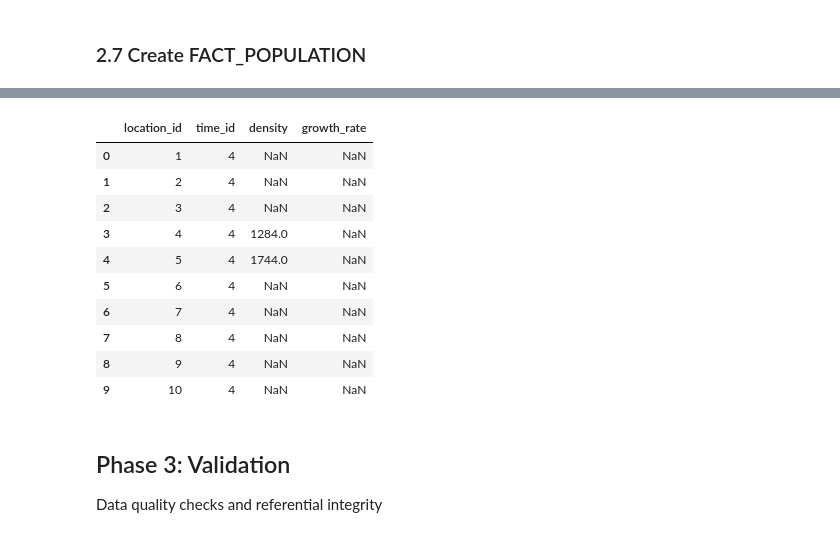
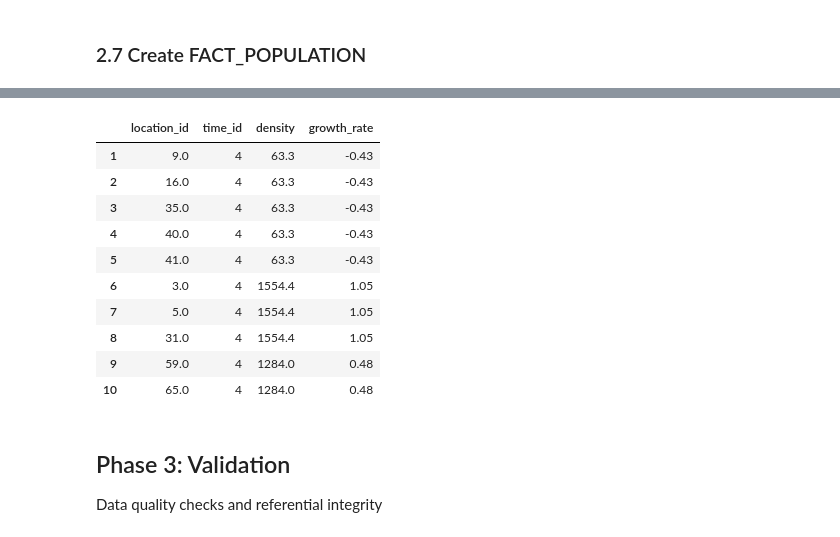
Before and after one commit to nnovajulian08/DataScienceLab, a Jupyter notebook: DW_Complete/ETL_Workflow.ipynb, the cells around one changed output, grey strips where cells are left out. Cells and saved outputs as stored; diff of their text form; code cells hidden in the pictures.

```diff
--- a/DW_Complete/ETL_Workflow.ipynb
+++ b/DW_Complete/ETL_Workflow.ipynb
@@ -316,22 +457,15 @@ logger.info("=" * 60)
 logger.info("PHASE 2: TRANSFORMATION")
 logger.info("=" * 60)
 
-# Extract unique municipalities from population data
-dim_location = df_pop[['region_code', 'region_name']].drop_duplicates().reset_index(drop=True)
+# **IMPORTANT**: Extract unique locations from CONSUMPTION data which has parish information
+# This ensures DIM_LOCATION has complete geographic hierarchy
+location_cols = ['municipality_code', 'municipality_name', 'parish_code', 'parish_name', 'district_code', 'district_name']
+available_location_cols = [col for col in location_cols if col in df_consumption.columns]
 
-# Rename columns to match dimension schema
-dim_location.columns = ['municipality_code', 'municipality_name']
+dim_location = df_consumption[available_location_cols].drop_duplicates().reset_index(drop=True)
 
 # Assign location_id (surrogate key)
 dim_location['location_id'] = range(1, len(dim_location) + 1)
-
-# Add district information (derived from municipality name or mapping)
-# For simplicity, we'll use municipality as both municipality and district
-# In real scenario, you'd use a mapping table
-dim_location['district_code'] = dim_location['municipality_code']
-dim_location['district_name'] = dim_location['municipality_name']
-dim_location['parish_code'] = None  # Optional data not available in cleaned sources
-dim_location['parish_name'] = None
 
 # Reorder columns according to schema
 dim_location = dim_location[[
@@ -345,5 +479,7 @@ dim_location = dim_location[[
 ]]
 
 logger.info(f"✓ DIM_LOCATION created: {len(dim_location)} rows")
+logger.info(f"  Unique municipalities: {dim_location['municipality_name'].nunique()}")
+logger.info(f"  Unique parishes: {dim_location['parish_name'].nunique()}")
 display(dim_location.head(10))
 # %% [output]
@@ -747,14 +922,16 @@ display(fact_charging.head(10))
 # Process population data
 fact_population = df_pop.copy()
 
-# Remove rows with missing year or region
-fact_population = fact_population.dropna(subset=['year', 'region_name'])
+# Remove rows with missing year or municipality_name
+fact_population = fact_population.dropna(subset=['year', 'municipality_name'])
 
-# Map region to location_id
+# **IMPORTANT**: Map to ALL location_ids for each municipality
+# Since df_pop is at municipality level but dim_location is at parish level,
+# we need to expand each population record to all parishes in that municipality
+temp_locations = dim_location[['location_id', 'municipality_name']].drop_duplicates()
 fact_population = fact_population.merge(
-    dim_location[['municipality_name', 'location_id']],
-    left_on='region_name',
-    right_on='municipality_name',
+    temp_locations,
+    on='municipality_name',
     how='left'
 )
 
@@ -770,7 +947,7 @@ fact_population = fact_population.merge(
     how='left'
 )
 
-# Convert measures to numeric
+# The density and growth_rate are already numeric from cleaning, but ensure they are
 fact_population['density'] = pd.to_numeric(fact_population['density'], errors='coerce')
 fact_population['growth_rate'] = pd.to_numeric(fact_population['growth_rate'], errors='coerce')
 
@@ -792,14 +969,14 @@ display(fact_population.head(10))
 |  | location_id | time_id | density | growth_rate |
-| 0 | 1 | 4 | NaN | NaN |
-| 1 | 2 | 4 | NaN | NaN |
-| 2 | 3 | 4 | NaN | NaN |
-| 3 | 4 | 4 | 1284.0 | NaN |
-| 4 | 5 | 4 | 1744.0 | NaN |
-| 5 | 6 | 4 | NaN | NaN |
-| 6 | 7 | 4 | NaN | NaN |
-| 7 | 8 | 4 | NaN | NaN |
-| 8 | 9 | 4 | NaN | NaN |
-| 9 | 10 | 4 | NaN | NaN |
+| 1 | 9.0 | 4 | 63.3 | -0.43 |
+| 2 | 16.0 | 4 | 63.3 | -0.43 |
+| 3 | 35.0 | 4 | 63.3 | -0.43 |
+| 4 | 40.0 | 4 | 63.3 | -0.43 |
+| 5 | 41.0 | 4 | 63.3 | -0.43 |
+| 6 | 3.0 | 4 | 1554.4 | 1.05 |
+| 7 | 5.0 | 4 | 1554.4 | 1.05 |
+| 8 | 31.0 | 4 | 1554.4 | 1.05 |
+| 9 | 59.0 | 4 | 1284.0 | 0.48 |
+| 10 | 65.0 | 4 | 1284.0 | 0.48 |
 # %% [markdown]
 ## Phase 3: Validation
 
```
Also changed, not shown: parts of 33 cells of this notebook.
